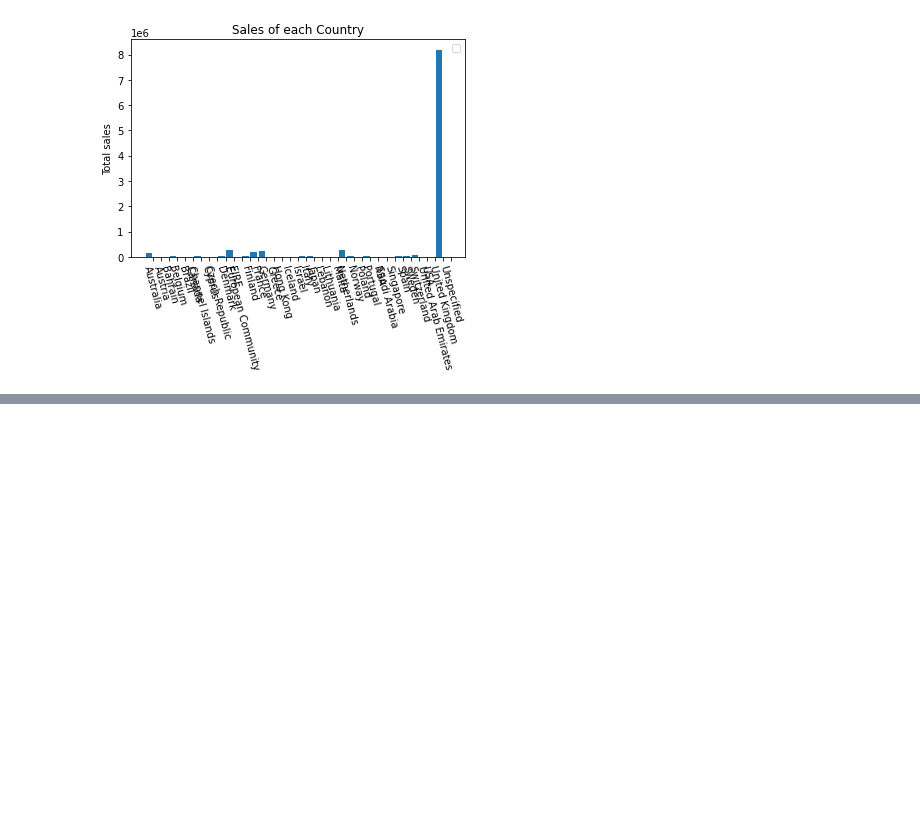
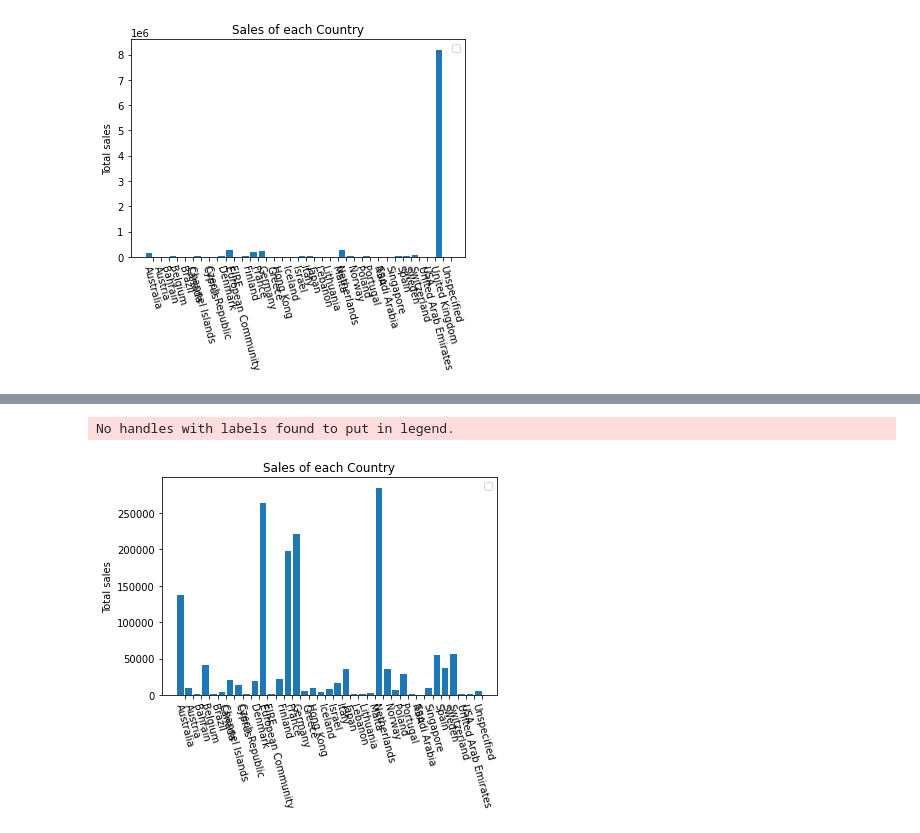
Before and after one commit to nualpair/DWDM21, a Jupyter notebook: Chapter6_Association_Rules.ipynb, the cells around one changed output, grey strips where cells are left out. Saved outputs shown, nothing was run; the diff lists cells and outputs as text; code cells hidden in the pictures; blank space fills up the shorter version.

```diff
--- a/Chapter6_Association_Rules.ipynb
+++ b/Chapter6_Association_Rules.ipynb
@@ -96,3 +96,8 @@ data_sales
 | United Arab Emirates | 1.902280e+03 |
 | United Kingdom | 8.187806e+06 |
 | Unspecified | 4.749790e+03 |
+# %%
+### reset index เพื่อเอา index ไปใช้งานต่อ
+
+data_sales.reset_index(inplace=True)
+data_sales
@@ -117,3 +140,8 @@ plt.legend();
 # %% [output]
 No handles with labels found to put in legend.
 [figure]
+# %%
+### ตัด 'United Kingdom' ออก เพราะ สูงเกินไป
+
+data_dropped_UK = data_sales.drop(36)
+data_dropped_UK
@@ -119,0 +166,12 @@ No handles with labels found to put in legend.
+# %%
+### plot แบบไม่มี UK
+
+plt.bar(np.arange(len(data_dropped_UK.iloc[:,1])), data_dropped_UK.iloc[:,1])
+
+plt.ylabel('Total sales')
+plt.title('Sales of each Country')
+plt.xticks(np.arange(len(data_dropped_UK.iloc[:,0]))+0.5, data_dropped_UK.iloc[:,0],rotation=-75)
+plt.legend();
+# %% [output]
+No handles with labels found to put in legend.
+[figure, added]
```
Also changed, not shown: parts of 3 cells of this notebook.
